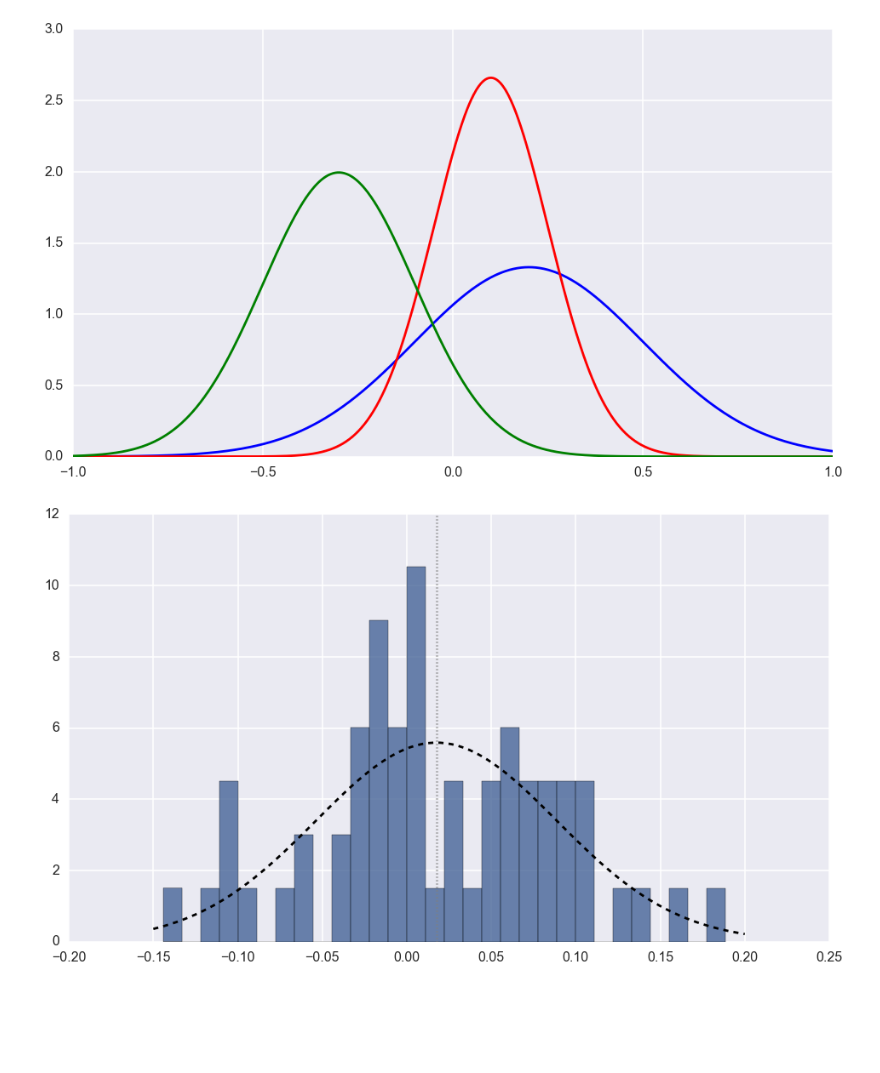
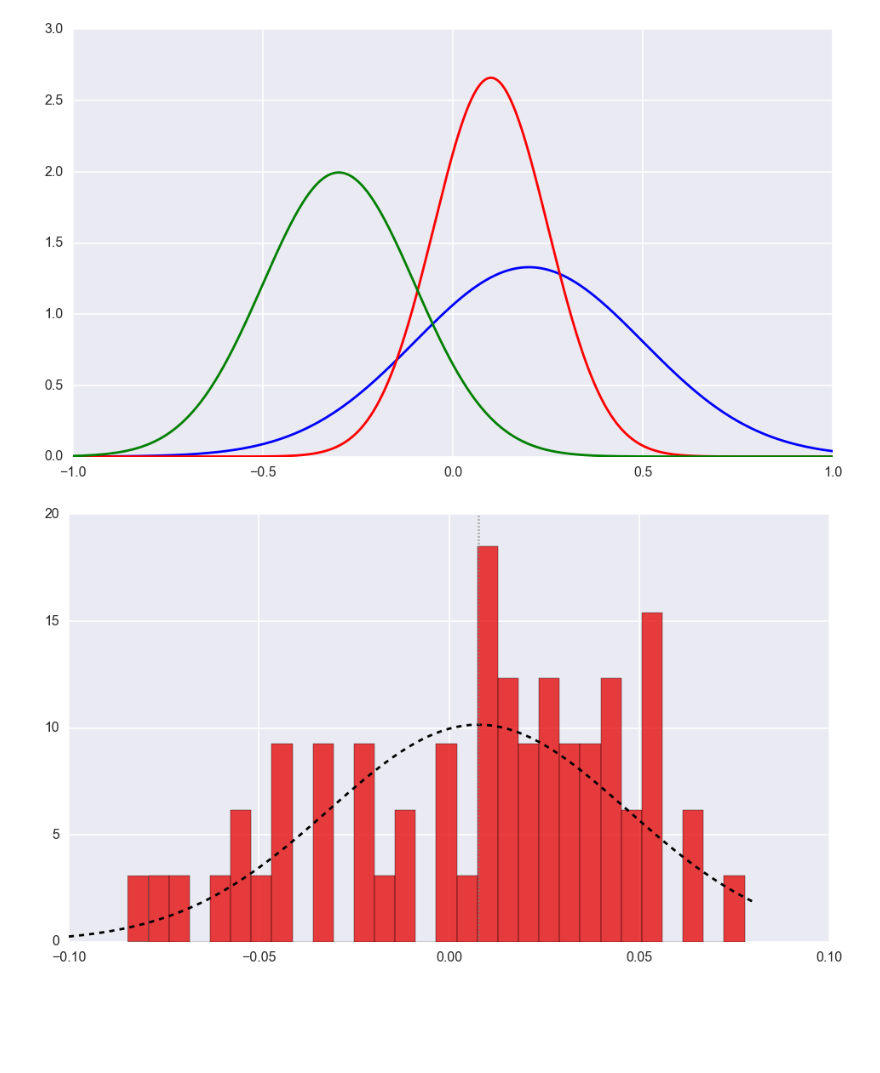
Before and after one commit to AndreaBarbon/Statistical-methods, a Jupyter notebook: Statistical Methods.ipynb, the cells around one changed output. Saved outputs shown, nothing was run; the diff lists cells and outputs as text; code cells hidden in the pictures.

```diff
--- a/Statistical Methods.ipynb
+++ b/Statistical Methods.ipynb
@@ -494,8 +514,8 @@ plot_normal(ax1, -0.3, 0.2 , color='g')
 # %% [output]
 [figure]
 # %%
-distribution(Apple)
+distribution(CocaCola)
 # %% [output]
-[figure, old version]
+[figure, new version]
 # %% [markdown]
 <br/><br/><br/>
```
Also changed, not shown: parts of 5 cells of this notebook.
